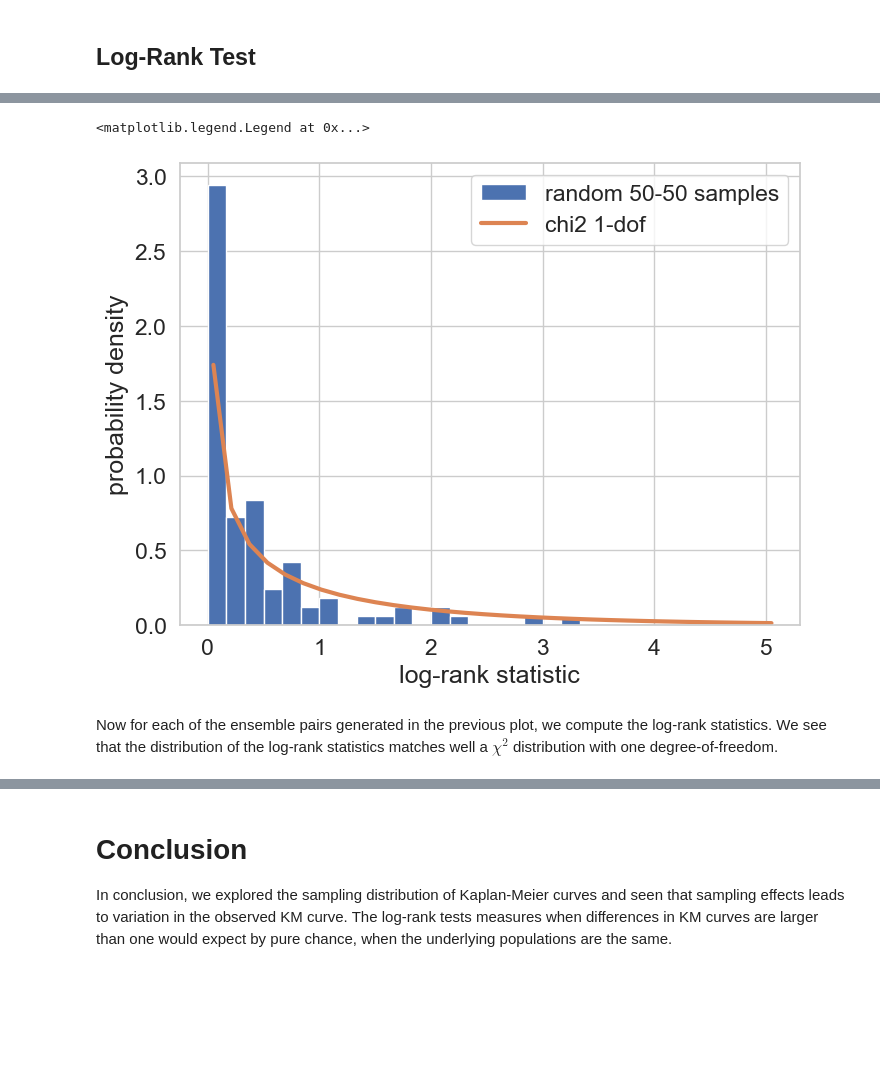
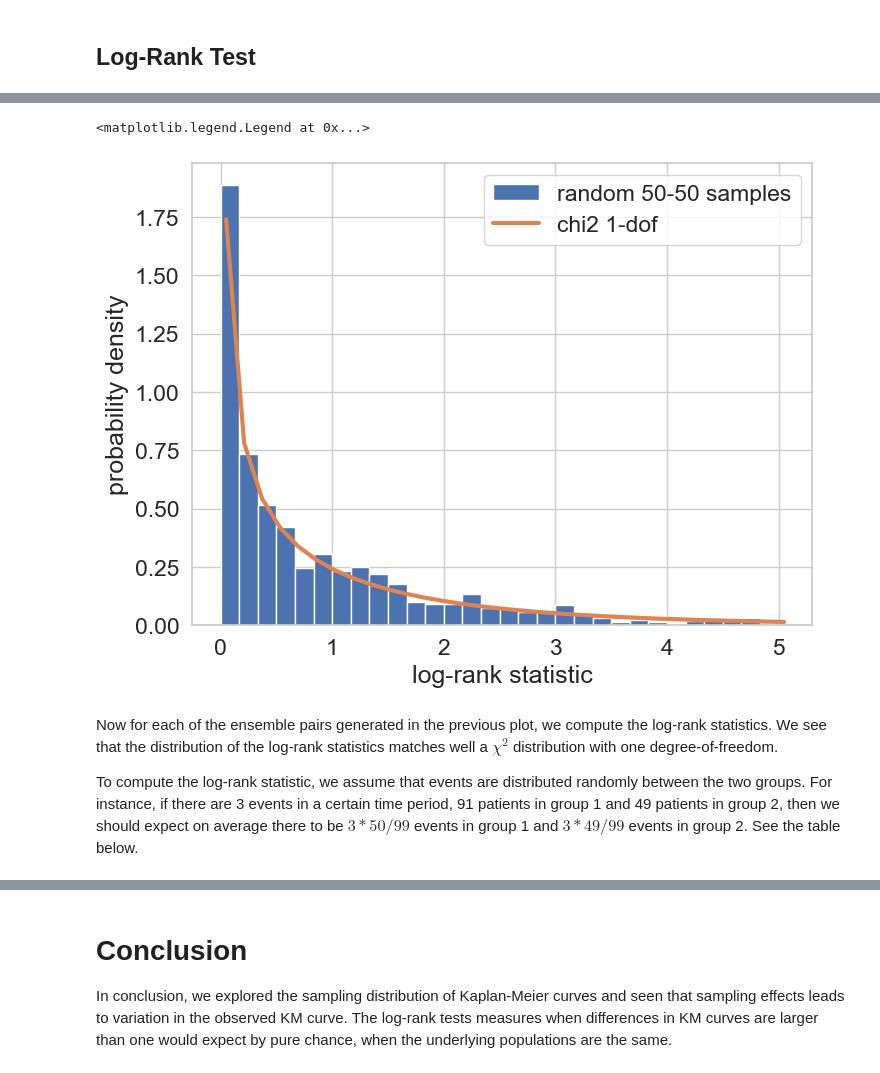
Before and after one commit to sprivite/blog, a Jupyter notebook: blog/kaplan_meier_log_rank.ipynb, the cells around one changed output, grey strips where cells are left out. Saved outputs shown, nothing was run; the diff lists cells and outputs as text; code cells hidden in the pictures; blank space fills up the shorter version.

```diff
--- a/blog/kaplan_meier_log_rank.ipynb
+++ b/blog/kaplan_meier_log_rank.ipynb
@@ -80,5 +41,6 @@ Let's start by simulating patient data with a known survival curve. Since KM is
 # %%
 #| include: true
+
 def sigmoid(x):
     return 1./(1 + np.exp(-x))
 
@@ -103,7 +65,7 @@ def compute_survival_from_hazard_rate(hazard_rate):
     hazard_rate = np.hstack((np.array(0), hazard_rate[:-1]))
     return np.exp(-hazard_rate.cumsum())
 
-rate_1 = 1./60     # 1 event per 60 days
+rate_1 = 1./90     # 1 event per 60 days
 rate_2 = 1./180    # 1 event per year
 observation_time = 365 * 5
 transition_time = 90
@@ -356,11 +337,12 @@ def compute_log_rank(split_agg_1, split_agg_2):
 #| class: preview-image
 #| fig-cap: "An ensemble of random KM curves drawn from the same underlying population."
 #| include: true
+
 fig = plt.figure(figsize=(8,6))
 lr = []
 for _ in range(100):
-    split_agg_1, split_agg_2 = random_split_cohort(cohort_1_events)
-    lr.append(compute_log_rank(split_agg_1, split_agg_2))
+
+    split_agg_1, split_agg_2 = generate_km_curves_random_cohorts(n_patients, survival_function, censor_rate)
 
     ax = sns.lineplot(
         data=split_agg_1[['KM Estimate (1)']],
@@ -391,47 +373,27 @@ Above we show an ensemble of random Kaplan-Meier curves drawn from the same unde
-# %%
-def compute_log_rank(split_agg_1, split_agg_2):
-
-    df = split_agg_2.merge(
-        split_agg_1,
-        how='outer',
-        left_index=True,
-        right_index=True,
-        suffixes=['_1', '_2'])
-
-    df.loc[:, 'at_risk_1'] = df['at_risk_1'].fillna(method='ffill')
-    df.loc[:, 'at_risk_2'] = df['at_risk_2'].fillna(method='ffill')
-
-    df.loc[:, 'n_events_1'] = df['n_events_1'].fillna(0)
-    df.loc[:, 'n_events_2'] = df['n_events_2'].fillna(0)
-
-    df.loc[:, 'n_events_all'] = df['n_events_1'] + df['n_events_2']
-    df.loc[:, 'at_risk_all'] = df['at_risk_1'] + df['at_risk_2']
-
-    df.loc[:, 'n_events_expected'] = df['n_events_all'] * df['at_risk_1'] / df['at_risk_all']
-    df.loc[:, 'ome'] = df['n_events_expected'] - df['n_events_1']
-    log_rank = df['ome'].sum()**2 / df['n_events_expected'].sum()
-    return log_rank
 # %%
 #| label: fig-logrank
-#| fig-cap: "Test"
+#| fig-cap: "Distribution of log-rank statistic for random samples of 50 patients having the same survival curve."
 #| include: true
 
-# lr = []
-# for _ in range(1000):
-#     split_agg_1, split_agg_2 = random_split_cohort(cohort_1_events)
-#     lr.append(compute_log_rank(split_agg_1, split_agg_2))
+lr = []
+for _ in range(1000):
+    split_agg_1, split_agg_2 = generate_km_curves_random_cohorts(n_patients, survival_function, censor_rate)
+    df_log_rank, lr_stat = compute_log_rank(split_agg_1, split_agg_2)
+    lr.append(lr_stat)
 
 from scipy.stats import chi2
 fig = plt.figure(figsize=(8,6))
 _ = plt.hist(lr, bins=np.linspace(0, 5, 31), density=True, label='random 50-50 samples')
 X = 0.05 + np.linspace(0, 5, 32)
 y = [chi2.pdf(x, 1) for x in X]
 plt.plot(X, y, linewidth=3, label='chi2 1-dof')
 plt.xlabel('log-rank statistic')
 plt.ylabel('probability density')
 plt.legend()
 # %% [output]
 <matplotlib.legend.Legend at 0x...>
-[figure, old version]
+[figure, new version]
 # %% [markdown]
-Now for each of the ensemble pairs generated in the previous plot, we compute the log-rank statistics. We see that the distribution of the log-rank statistics matches well a $\chi^2$ distribution with one degree-of-freedom.
+Now for each of the ensemble pairs generated in the previous plot, we compute the log-rank statistics.  We see that the distribution of the log-rank statistics matches well a $\chi^2$ distribution with one degree-of-freedom.
+
+To compute the log-rank statistic, we assume that events are distributed randomly between the two groups. For instance, if there are 3 events in a certain time period, 91 patients in group 1 and 49 patients in group 2, then we should expect on average there to be $3 * 50 / 99$ events in group 1 and $3 * 49 / 99$ events in group 2. See the table below.
```
Also changed, not shown: parts of 19 cells of this notebook, 8 other files.
